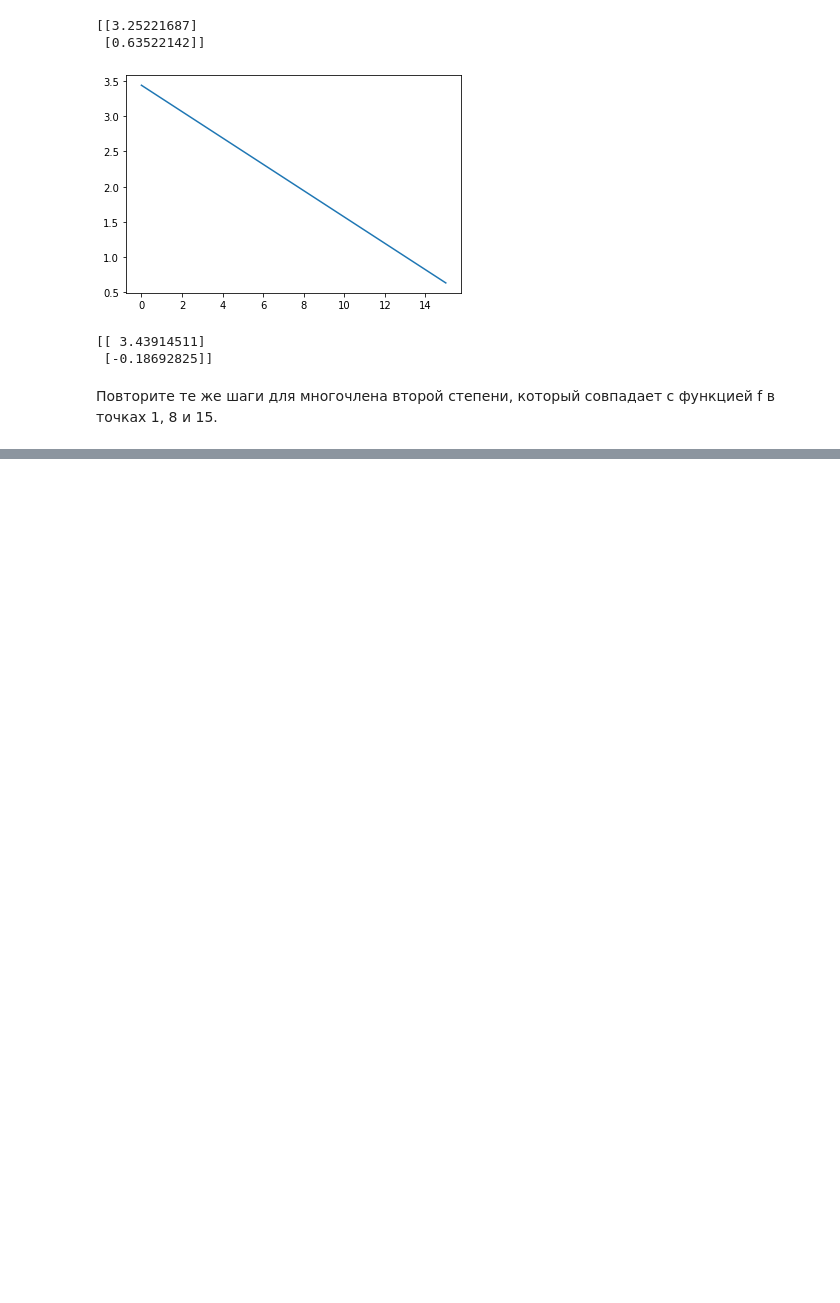
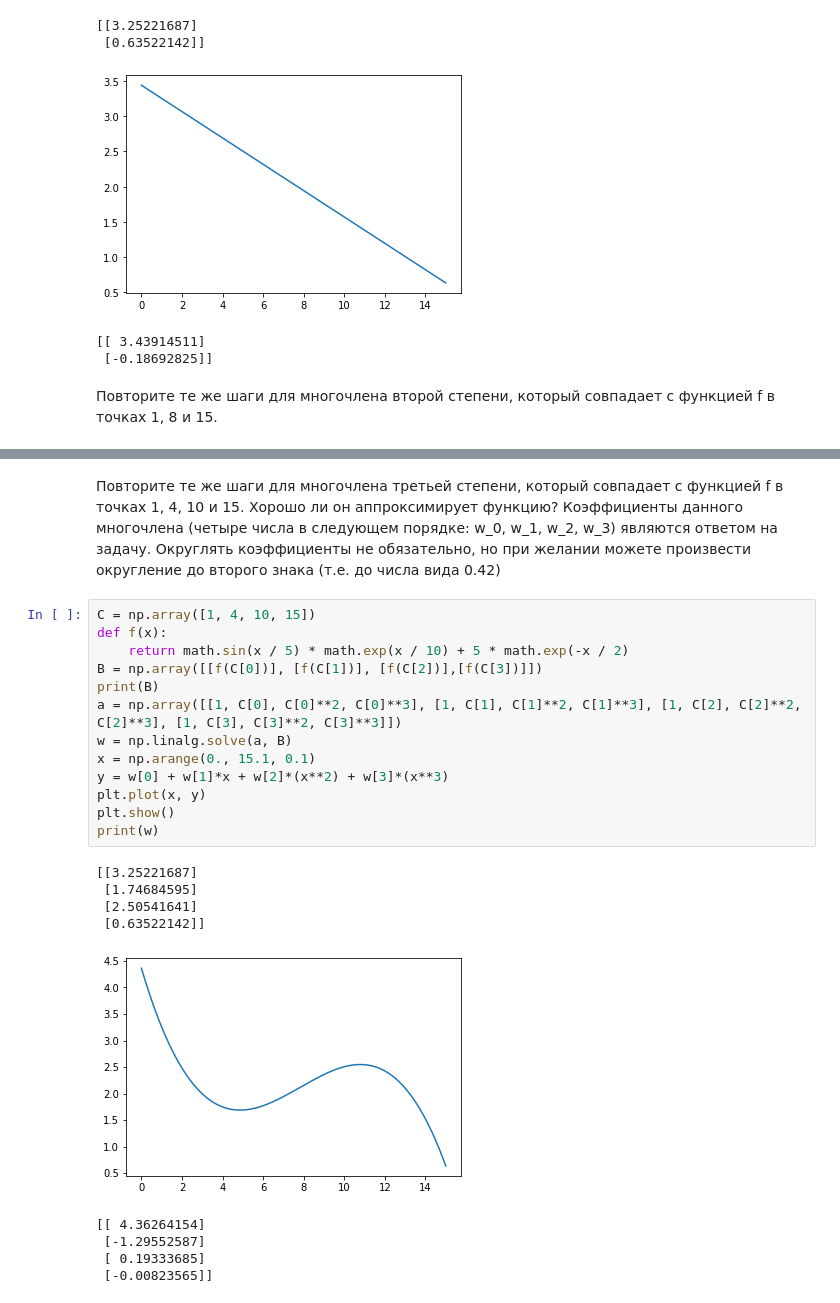
Before and after one commit to Roman-Dimov/coursera_MIPT_ml_and_data_analysis_spec, a Jupyter notebook: week2_linalg.ipynb, the cells around one changed output, grey strips where cells are left out. Drawn from its saved outputs; the diff is of its cells as text; blank space fills up the shorter version.

```diff
--- a/week2_linalg.ipynb
+++ b/week2_linalg.ipynb
@@ -122,0 +126,25 @@ LinAlgError: Last 2 dimensions of the array must be square
+# %% [markdown]
+Повторите те же шаги для многочлена третьей степени, который совпадает с функцией f в точках 1, 4, 10 и 15. Хорошо ли он аппроксимирует функцию? Коэффициенты данного многочлена (четыре числа в следующем порядке: w_0, w_1, w_2, w_3) являются ответом на задачу. Округлять коэффициенты не обязательно, но при желании можете произвести округление до второго знака (т.е. до числа вида 0.42)
+# %%
+C = np.array([1, 4, 10, 15])
+def f(x):
+    return math.sin(x / 5) * math.exp(x / 10) + 5 * math.exp(-x / 2)
+B = np.array([[f(C[0])], [f(C[1])], [f(C[2])],[f(C[3])]])
+print(B)
+a = np.array([[1, C[0], C[0]**2, C[0]**3], [1, C[1], C[1]**2, C[1]**3], [1, C[2], C[2]**2, C[2]**3], [1, C[3], C[3]**2, C[3]**3]])
+w = np.linalg.solve(a, B)
+x = np.arange(0., 15.1, 0.1)
+y = w[0] + w[1]*x + w[2]*(x**2) + w[3]*(x**3)
+plt.plot(x, y)
+plt.show()
+print(w)
+# %% [output]
+[[3.25221687]
+ [1.74684595]
+ [2.50541641]
+ [0.63522142]]
+[figure, added]
+[[ 4.36264154]
+ [-1.29552587]
+ [ 0.19333685]
+ [-0.00823565]]
```
Also changed, not shown: parts of 1 cell of this notebook.
